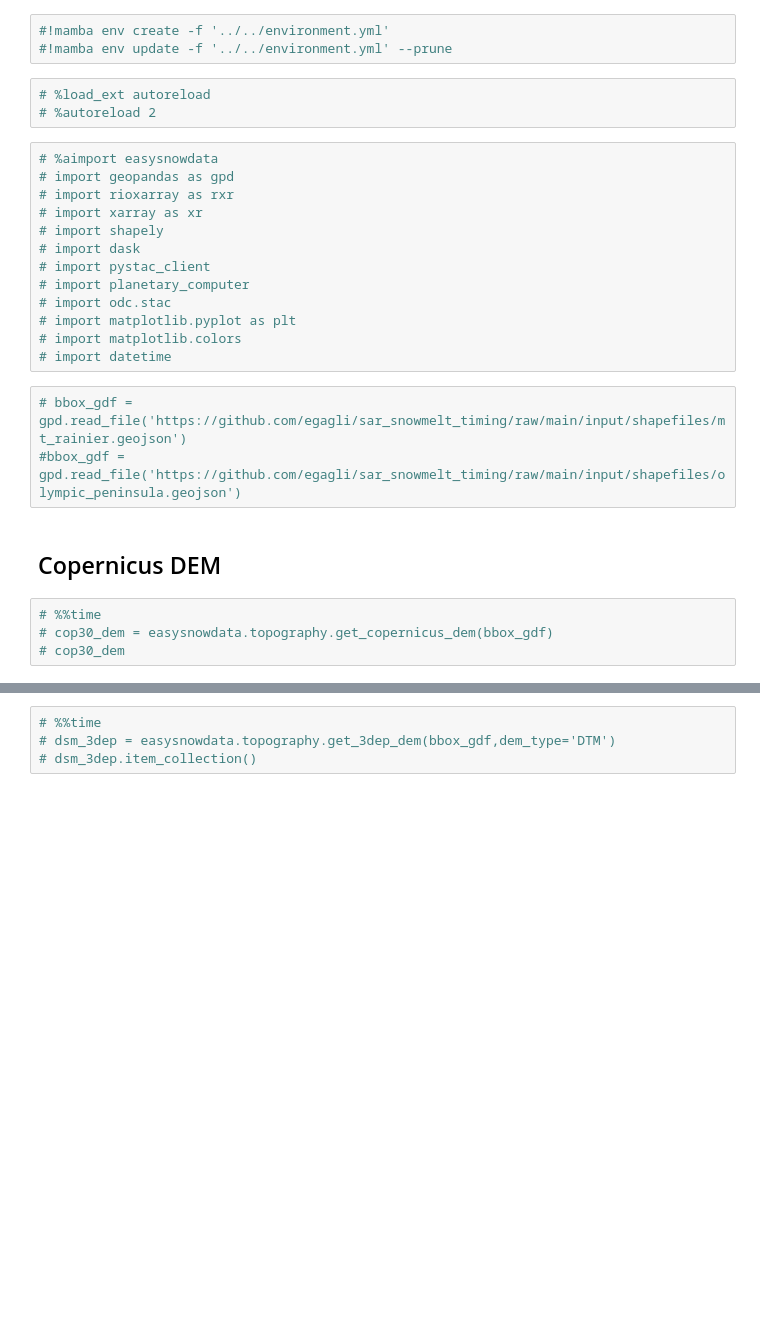
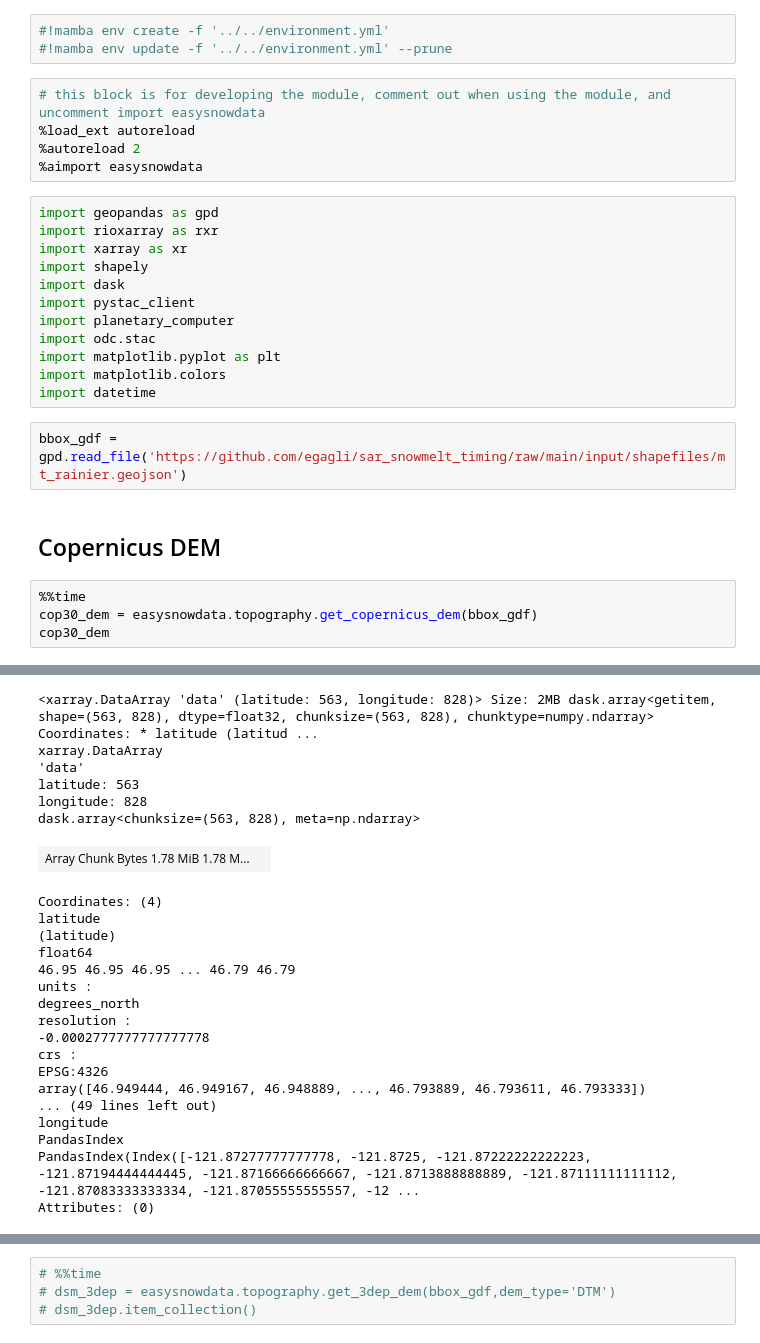
Before and after one commit to egagli/easysnowdata, a Jupyter notebook: docs/examples/topography_examples.ipynb, the cells around one changed output, grey strips where cells are left out. Saved outputs shown, nothing was run; the diff lists cells and outputs as text; blank space fills up the shorter version.

```diff
--- a/docs/examples/topography_examples.ipynb
+++ b/docs/examples/topography_examples.ipynb
@@ -3,28 +3,29 @@
 # %%
 #!mamba env create -f '../../environment.yml'
 #!mamba env update -f '../../environment.yml' --prune
-# %%
-# %load_ext autoreload
-# %autoreload 2
+# %%
+# this block is for developing the module, comment out when using the module, and uncomment import easysnowdata
+%load_ext autoreload
+%autoreload 2
+%aimport easysnowdata
 # %%
-# %aimport easysnowdata
-# import geopandas as gpd
-# import rioxarray as rxr
-# import xarray as xr
-# import shapely
-# import dask
-# import pystac_client
-# import planetary_computer
-# import odc.stac
-# import matplotlib.pyplot as plt
-# import matplotlib.colors
-# import datetime
+import geopandas as gpd
+import rioxarray as rxr
+import xarray as xr
+import shapely
+import dask
+import pystac_client
+import planetary_computer
+import odc.stac
+import matplotlib.pyplot as plt
+import matplotlib.colors
+import datetime
 # %%
-# bbox_gdf = gpd.read_file('https://github.com/egagli/sar_snowmelt_timing/raw/main/input/shapefiles/mt_rainier.geojson')
-#bbox_gdf = gpd.read_file('https://github.com/egagli/sar_snowmelt_timing/raw/main/input/shapefiles/olympic_peninsula.geojson')
+bbox_gdf = gpd.read_file('https://github.com/egagli/sar_snowmelt_timing/raw/main/input/shapefiles/mt_rainier.geojson')
 # %% [markdown]
 ## Copernicus DEM
 # %%
-# %%time
-# cop30_dem = easysnowdata.topography.get_copernicus_dem(bbox_gdf)
-# cop30_dem
+%%time
+cop30_dem = easysnowdata.topography.get_copernicus_dem(bbox_gdf)
+cop30_dem
+# %% [output]
@@ -31 +34,25 @@
+<xarray.DataArray 'data' (latitude: 563, longitude: 828)> Size: 2MB dask.array<getitem, shape=(563, 828), dtype=float32, chunksize=(563, 828), chunktype=numpy.ndarray> Coordinates: * latitude (latitud ...
+xarray.DataArray
+'data'
+latitude: 563
+longitude: 828
+dask.array<chunksize=(563, 828), meta=np.ndarray>
+| Array Chunk Bytes 1.78 MiB 1.78 M... |  |
+Coordinates: (4)
+latitude
+(latitude)
+float64
+46.95 46.95 46.95 ... 46.79 46.79
+units :
+degrees_north
+resolution :
+-0.0002777777777777778
+crs :
+EPSG:4326
+array([46.949444, 46.949167, 46.948889, ..., 46.793889, 46.793611, 46.793333])
+... (49 lines left out)
+longitude
+PandasIndex
+PandasIndex(Index([-121.87277777777778, -121.8725, -121.87222222222223, -121.87194444444445, -121.87166666666667, -121.8713888888889, -121.87111111111112, -121.87083333333334, -121.87055555555557, -12 ...
+Attributes: (0)
 # %%
```
Also changed, not shown: parts of 3 cells of this notebook, 2 other files.
